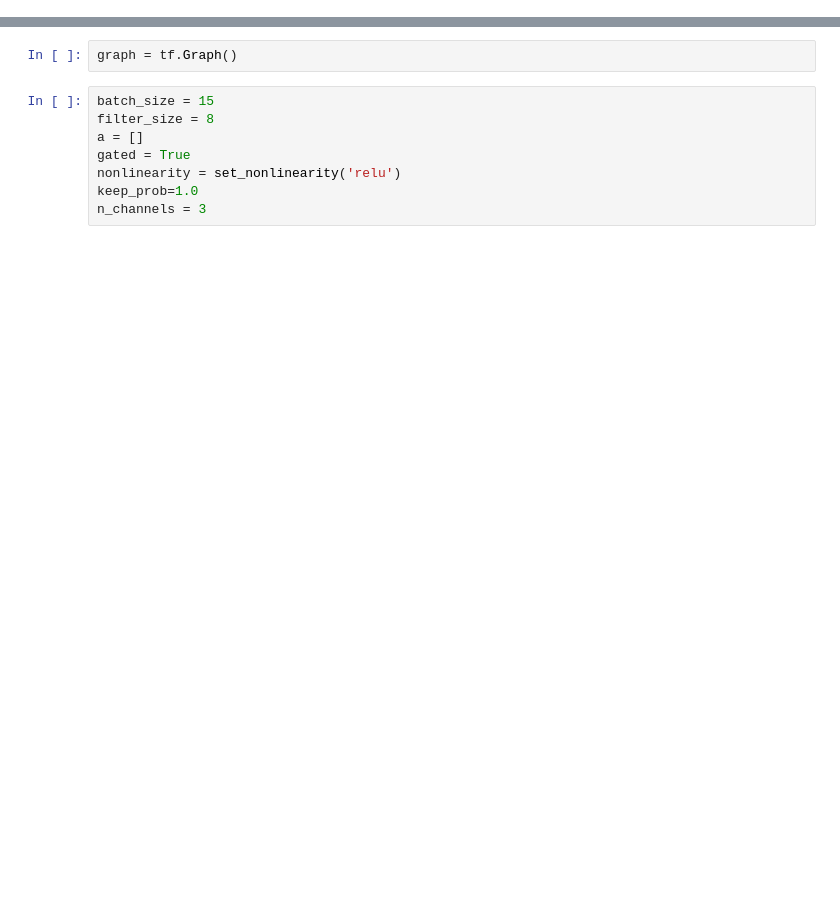
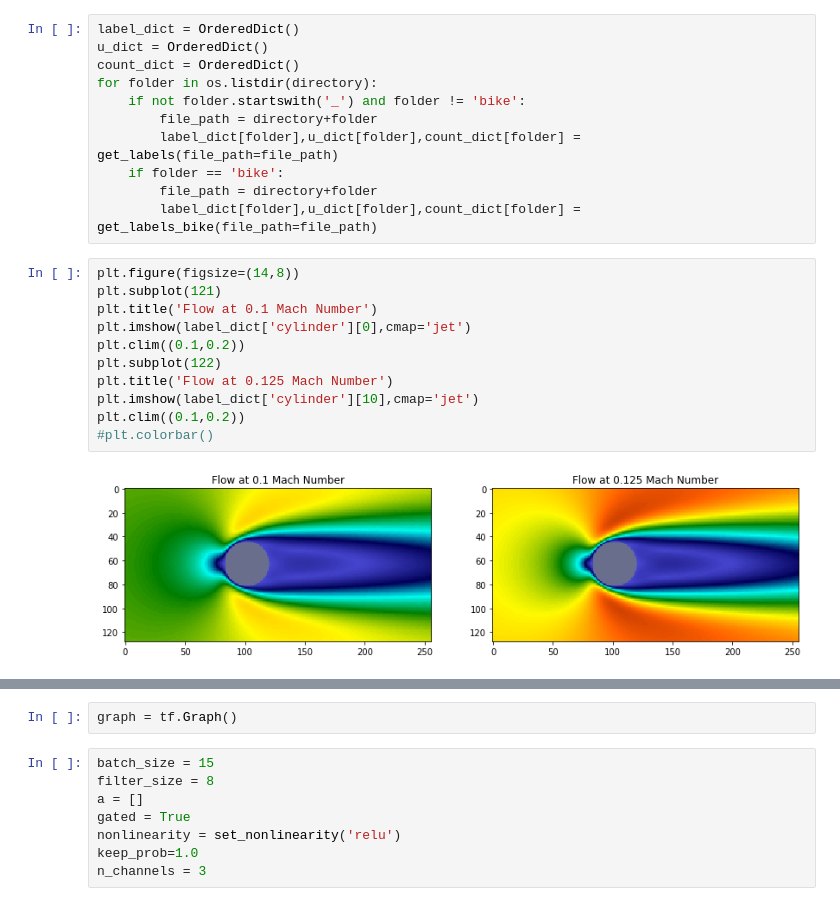
Before and after one commit to yeswanthcheekati/conv_nets, a Jupyter notebook: gen.ipynb, the cells around one changed output, grey strips where cells are left out. Saved outputs shown, nothing was run; the diff lists cells and outputs as text; blank space fills up the shorter version.

```diff
--- a/gen.ipynb
+++ b/gen.ipynb
@@ -67,0 +83,24 @@ del sq0_tar, sq15_tar, sq30_tar, sq45_tar,
+# %%
+label_dict = OrderedDict()
+u_dict = OrderedDict()
+count_dict = OrderedDict()
+for folder in os.listdir(directory):
+    if not folder.startswith('_') and folder != 'bike':
+        file_path = directory+folder
+        label_dict[folder],u_dict[folder],count_dict[folder] = get_labels(file_path=file_path)
+    if folder == 'bike':
+        file_path = directory+folder
+        label_dict[folder],u_dict[folder],count_dict[folder] = get_labels_bike(file_path=file_path)
+# %%
+plt.figure(figsize=(14,8))
+plt.subplot(121)
+plt.title('Flow at 0.1 Mach Number')
+plt.imshow(label_dict['cylinder'][0],cmap='jet')
+plt.clim((0.1,0.2))
+plt.subplot(122)
+plt.title('Flow at 0.125 Mach Number')
+plt.imshow(label_dict['cylinder'][10],cmap='jet')
+plt.clim((0.1,0.2))
+#plt.colorbar()
+# %% [output]
+[figure, added]
```
Also changed, not shown: parts of 40 cells of this notebook.
